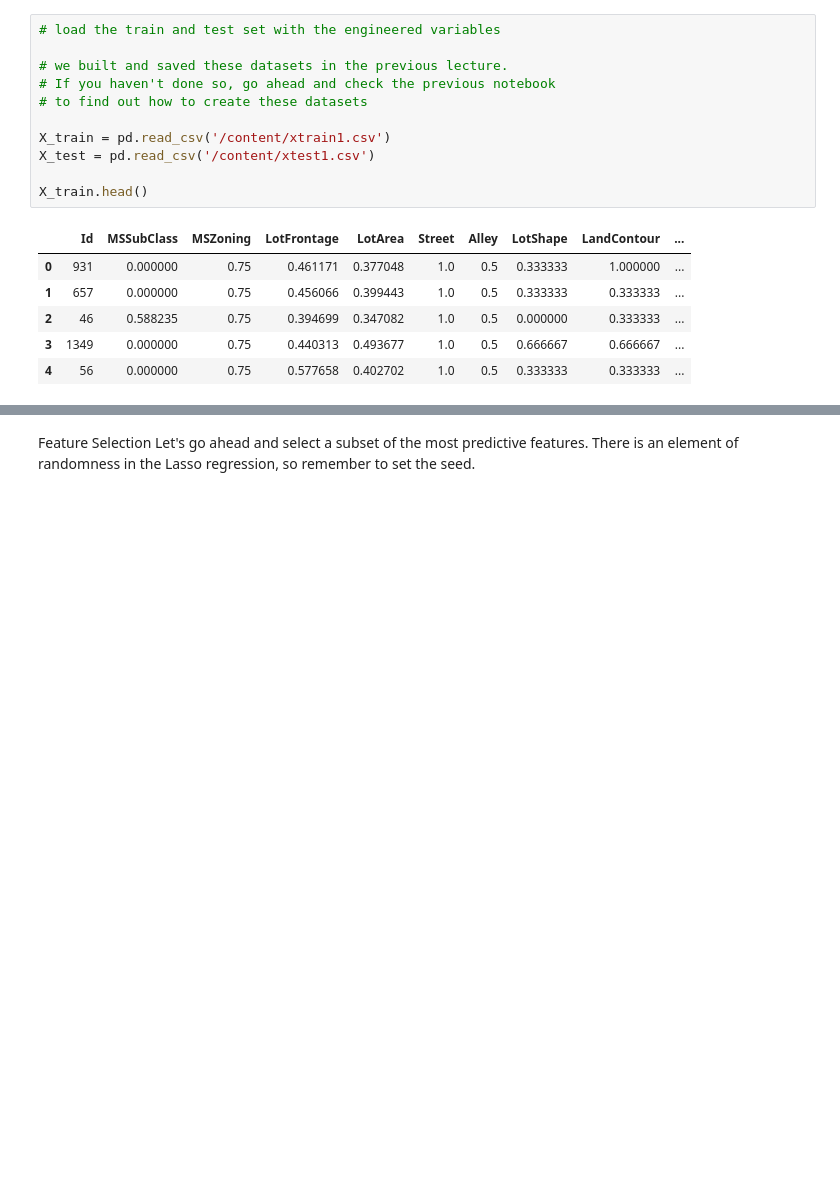
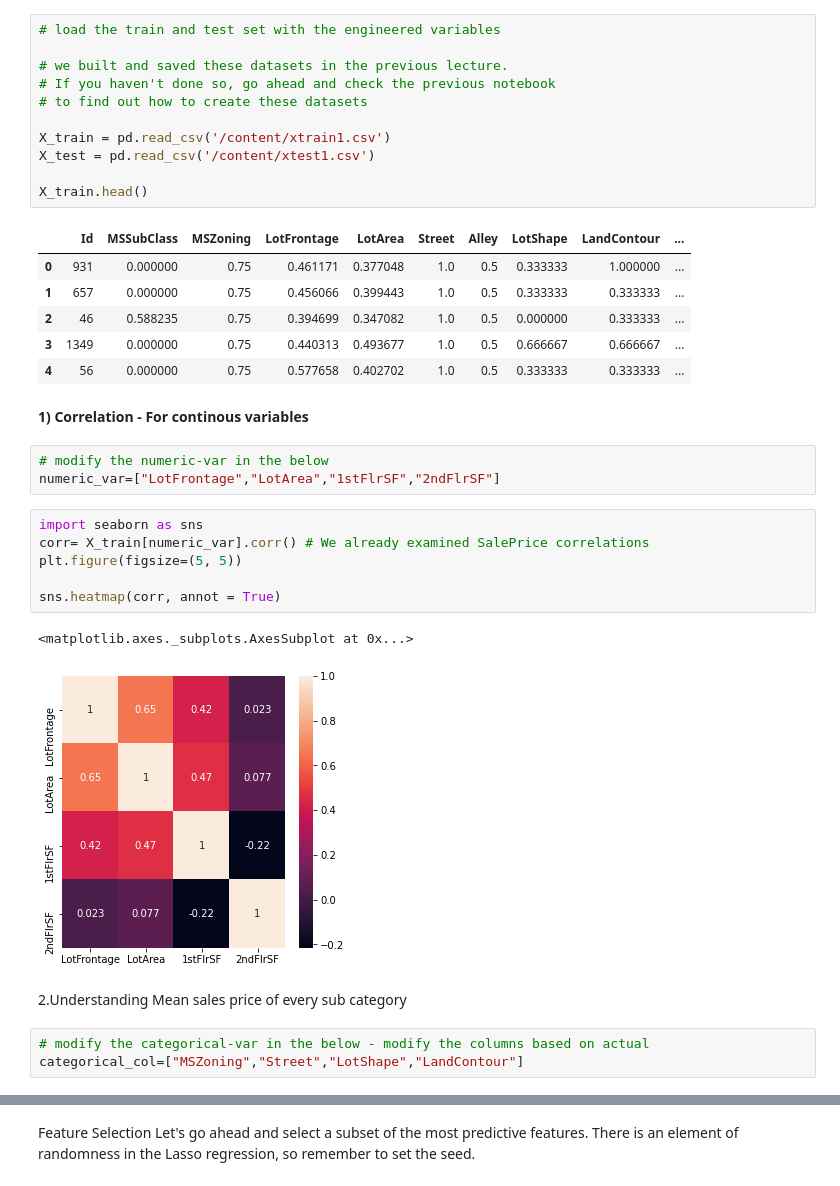
Before and after one commit to chandra-sekar-1983/eda, a Jupyter notebook: FeatureSelection.ipynb, the cells around one changed output, grey strips where cells are left out. Saved outputs shown, nothing was run; the diff lists cells and outputs as text; blank space fills up the shorter version.

```diff
--- a/FeatureSelection.ipynb
+++ b/FeatureSelection.ipynb
@@ -38,3 +46,22 @@ X_train.head()
 | 2 | 46 | 0.588235 | 0.75 | 0.394699 | 0.347082 | 1.0 | 0.5 | 0.000000 | 0.333333 | ... |
 | 3 | 1349 | 0.000000 | 0.75 | 0.440313 | 0.493677 | 1.0 | 0.5 | 0.666667 | 0.666667 | ... |
 | 4 | 56 | 0.000000 | 0.75 | 0.577658 | 0.402702 | 1.0 | 0.5 | 0.333333 | 0.333333 | ... |
+# %% [markdown]
+**1) Correlation - For continous variables**
+# %%
+# modify the numeric-var in the below
+numeric_var=["LotFrontage","LotArea","1stFlrSF","2ndFlrSF"]
+# %%
+import seaborn as sns
+corr= X_train[numeric_var].corr() # We already examined SalePrice correlations
+plt.figure(figsize=(5, 5))
+
+sns.heatmap(corr, annot = True)
+# %% [output]
+<matplotlib.axes._subplots.AxesSubplot at 0x...>
+[figure, added]
+# %% [markdown]
+2.Understanding Mean sales price of every sub category
+# %%
+# modify the categorical-var in the below - modify the columns based on actual
+categorical_col=["MSZoning","Street","LotShape","LandContour"]
```
Also changed, not shown: parts of 4 cells of this notebook.
